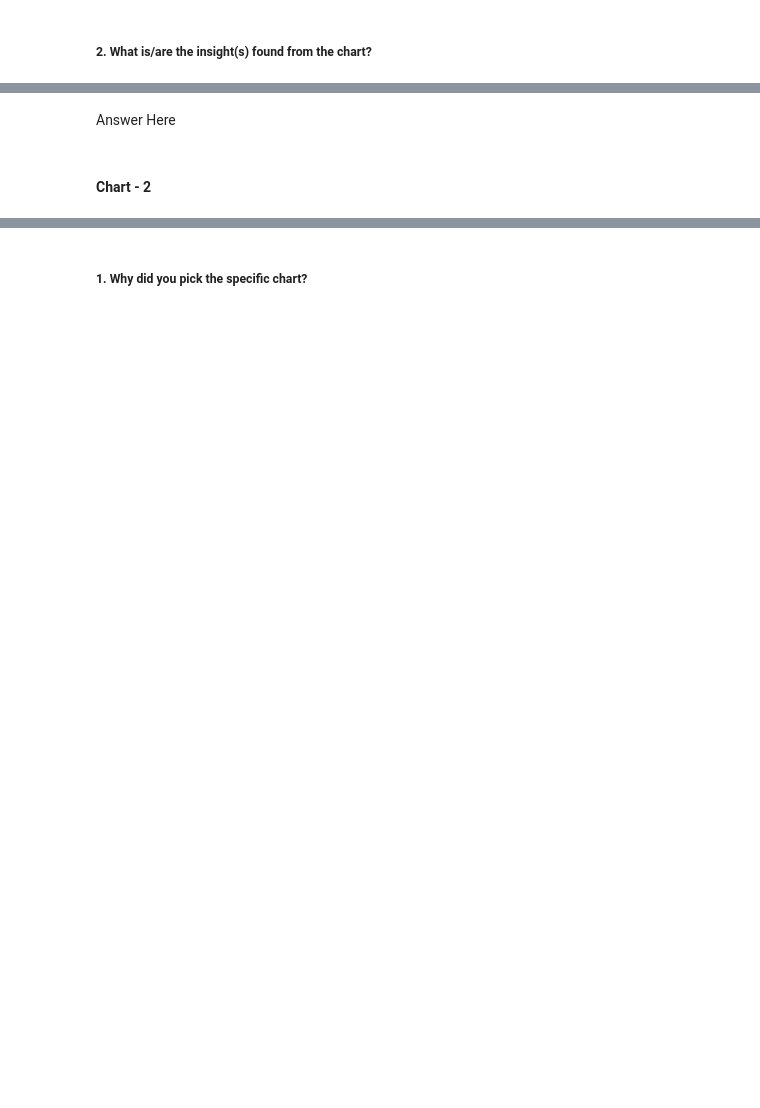
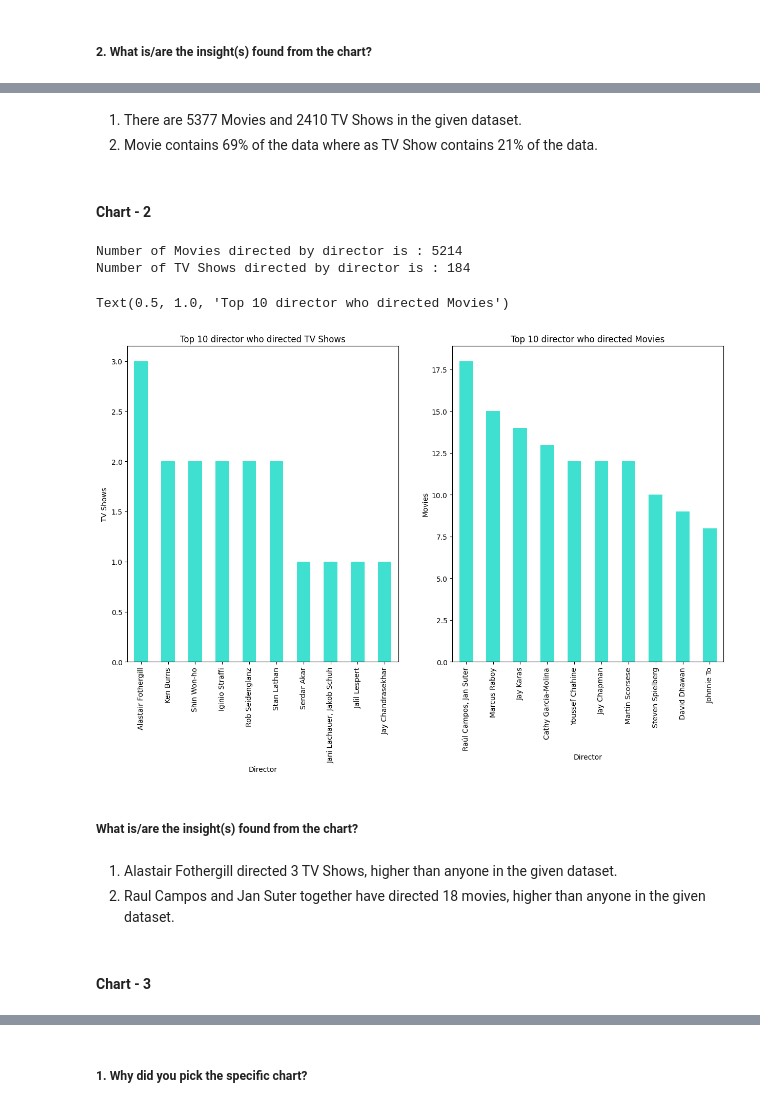
Before and after one commit to sourav03dutta/Netflix-Movies-and-TV-Shows-Clustering, a Jupyter notebook: Netflix_Movies_And_TV_Shows_Clustering.ipynb, the cells around one changed output, grey strips where cells are left out. Drawn from its saved outputs; the diff is of its cells as text; code cells hidden in the pictures; blank space fills up the shorter version.

```diff
--- a/Netflix_Movies_And_TV_Shows_Clustering.ipynb
+++ b/Netflix_Movies_And_TV_Shows_Clustering.ipynb
@@ -342,4 +407,5 @@ Are there any insights that lead to negative growth? Justify with specific reaso
-# %% [markdown]
-Answer Here
+# %% [markdown]
+1. There are 5377 Movies and 2410 TV Shows in the given dataset.
+2. Movie contains 69% of the data where as TV Show contains 21% of the data.
 # %% [markdown]
 #### Chart - 2
@@ -347,0 +412,40 @@ Answer Here
+# %%
+Director_TV_Shows = Netflix_Data[Netflix_Data['Type']=='TV Show']['Director'].value_counts().sum()
+Director_Movies = Netflix_Data[Netflix_Data['Type']=='Movie']['Director'].value_counts().sum()
+print(f"Number of Movies directed by director is : {Director_Movies}")
+print(f"Number of TV Shows directed by director is : {Director_TV_Shows}")
+# %% [output]
+Number of Movies directed by director is : 5214
+Number of TV Shows directed by director is : 184
+# %%
+# Chart - 2 visualization code
+
+Figure = plt.figure(figsize=(15,8))
+ax0=Figure.add_subplot(1,2,1)
+ax1=Figure.add_subplot(1,2,2)
+
+# Top 10 Director who directed TV show
+
+TV_Shows = Netflix_Data[Netflix_Data['Type']=='TV Show']['Director'].value_counts()[:10].plot(kind='bar', color='Turquoise', ax=ax0)
+plt.xticks(rotation=90)
+ax0.set_xlabel('Director')
+ax0.set_ylabel('TV Shows')
+ax0.set_title('Top 10 director who directed TV Shows')
+
+# Top 10 Director who directed movie
+
+Movies = Netflix_Data[Netflix_Data['Type']=='Movie']['Director'].value_counts()[:10].plot(kind='bar', color='Turquoise', ax=ax1)
+plt.xticks(rotation=90)
+ax1.set_xlabel('Director')
+ax1.set_ylabel('Movies')
+ax1.set_title('Top 10 director who directed Movies')
+# %% [output]
+Text(0.5, 1.0, 'Top 10 director who directed Movies')
+[figure, added]
+# %% [markdown]
+##### What is/are the insight(s) found from the chart?
+# %% [markdown]
+1. Alastair Fothergill directed 3 TV Shows, higher than anyone in the given dataset.
+2. Raul Campos and Jan Suter together have directed 18 movies, higher than anyone in the given dataset.
+# %% [markdown]
+#### Chart - 3
```
Also changed, not shown: parts of 169 cells of this notebook.
